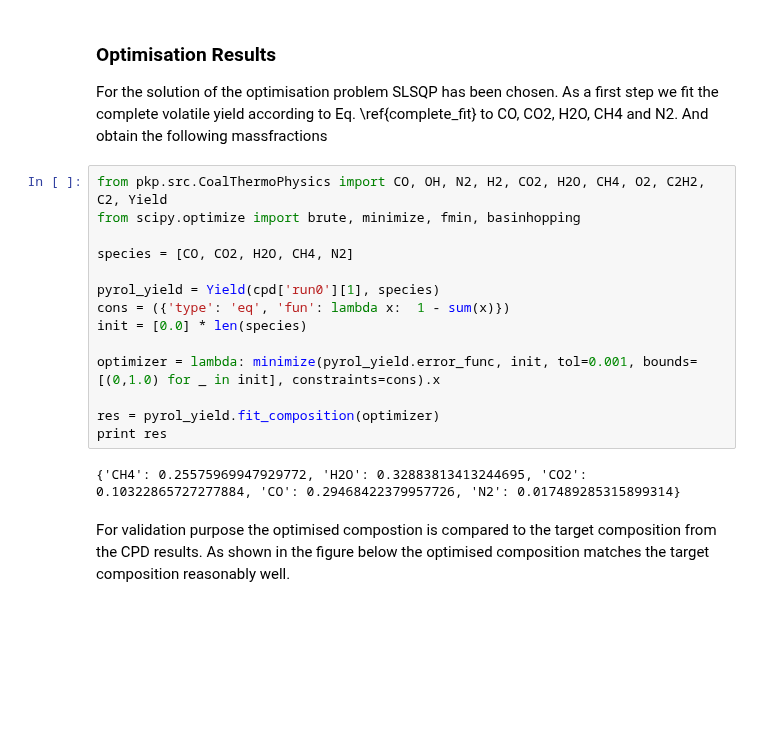
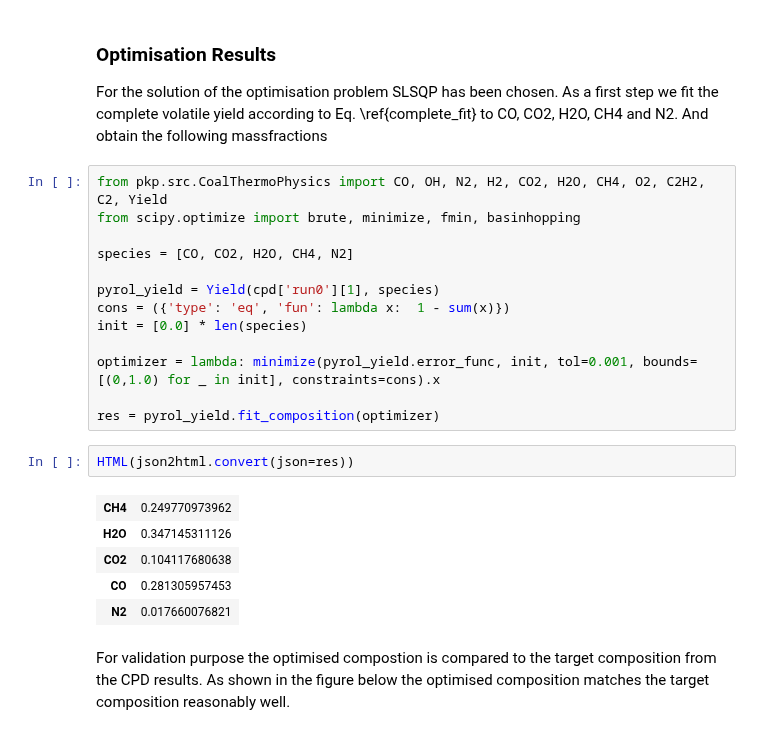
Before and after one commit to ostein/notebooks, a Jupyter notebook: pkp/BlackThunder.ipynb, the cells around one changed output. Drawn from its saved outputs; the diff is of its cells as text; blank space fills up the shorter version.

Commit message:
more html tables

```diff
--- a/pkp/BlackThunder.ipynb
+++ b/pkp/BlackThunder.ipynb
@@ -380,9 +378,14 @@ init = [0.0] * len(species)
 optimizer = lambda: minimize(pyrol_yield.error_func, init, tol=0.001, bounds=[(0,1.0) for _ in init], constraints=cons).x
 
 res = pyrol_yield.fit_composition(optimizer)
-print res
-# %% [output]
-{'CH4': 0.25575969947929772, 'H2O': 0.32883813413244695, 'CO2': 0.10322865727277884, 'CO': 0.29468422379957726, 'N2': 0.017489285315899314}
+# %%
+HTML(json2html.convert(json=res))
+# %% [output]
+| CH4 | 0.249770973962 |
+| H2O | 0.347145311126 |
+| CO2 | 0.104117680638 |
+| CO | 0.281305957453 |
+| N2 | 0.017660076821 |
 # %% [markdown]
 For validation purpose the optimised compostion is compared to the target composition from the CPD results. As shown in the figure below the optimised composition matches the target composition reasonably well.
 # %%
```
Also changed, not shown: parts of 1 cell of this notebook.
